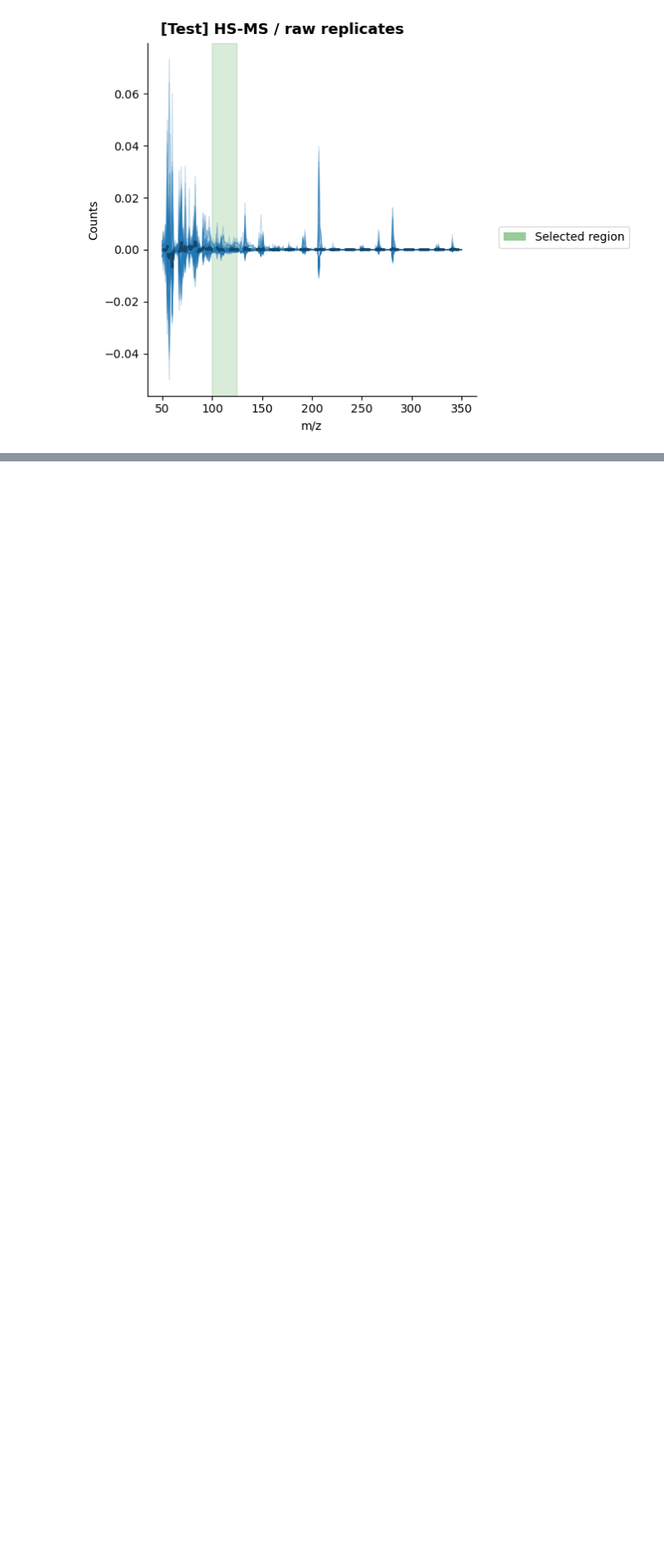
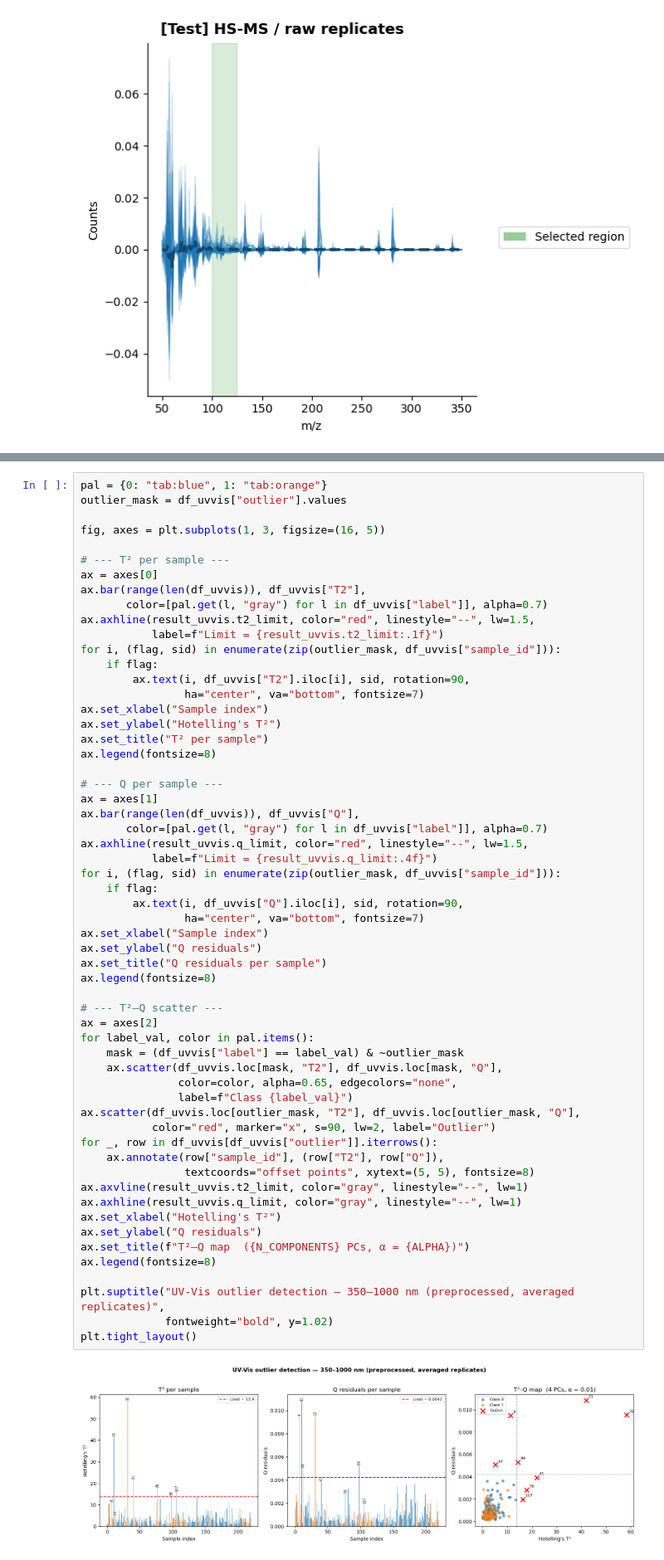
Before and after one commit to SamdGuizani/CAC-2026_Data-Challenge_Olive-Oil-Sensory-Defects-Detection-Using-Chemometrics, a Jupyter notebook: Notebooks/01_EDA.ipynb, the cells around one changed output, grey strips where cells are left out. Shown at 83% size. Drawn from its saved outputs; the diff is of its cells as text; blank space fills up the shorter version.

```diff
--- a/Notebooks/01_EDA.ipynb
+++ b/Notebooks/01_EDA.ipynb
@@ -293,0 +381,60 @@ plot_spectra(
+# %%
+pal = {0: "tab:blue", 1: "tab:orange"}
+outlier_mask = df_uvvis["outlier"].values
+
+fig, axes = plt.subplots(1, 3, figsize=(16, 5))
+
+# --- T² per sample ---
+ax = axes[0]
+ax.bar(range(len(df_uvvis)), df_uvvis["T2"],
+       color=[pal.get(l, "gray") for l in df_uvvis["label"]], alpha=0.7)
+ax.axhline(result_uvvis.t2_limit, color="red", linestyle="--", lw=1.5,
+           label=f"Limit = {result_uvvis.t2_limit:.1f}")
+for i, (flag, sid) in enumerate(zip(outlier_mask, df_uvvis["sample_id"])):
+    if flag:
+        ax.text(i, df_uvvis["T2"].iloc[i], sid, rotation=90,
+                ha="center", va="bottom", fontsize=7)
+ax.set_xlabel("Sample index")
+ax.set_ylabel("Hotelling's T²")
+ax.set_title("T² per sample")
+ax.legend(fontsize=8)
+
+# --- Q per sample ---
+ax = axes[1]
+ax.bar(range(len(df_uvvis)), df_uvvis["Q"],
+       color=[pal.get(l, "gray") for l in df_uvvis["label"]], alpha=0.7)
+ax.axhline(result_uvvis.q_limit, color="red", linestyle="--", lw=1.5,
+           label=f"Limit = {result_uvvis.q_limit:.4f}")
+for i, (flag, sid) in enumerate(zip(outlier_mask, df_uvvis["sample_id"])):
+    if flag:
+        ax.text(i, df_uvvis["Q"].iloc[i], sid, rotation=90,
+                ha="center", va="bottom", fontsize=7)
+ax.set_xlabel("Sample index")
+ax.set_ylabel("Q residuals")
+ax.set_title("Q residuals per sample")
+ax.legend(fontsize=8)
+
+# --- T²–Q scatter ---
+ax = axes[2]
+for label_val, color in pal.items():
+    mask = (df_uvvis["label"] == label_val) & ~outlier_mask
+    ax.scatter(df_uvvis.loc[mask, "T2"], df_uvvis.loc[mask, "Q"],
+               color=color, alpha=0.65, edgecolors="none",
+               label=f"Class {label_val}")
+ax.scatter(df_uvvis.loc[outlier_mask, "T2"], df_uvvis.loc[outlier_mask, "Q"],
+           color="red", marker="x", s=90, lw=2, label="Outlier")
+for _, row in df_uvvis[df_uvvis["outlier"]].iterrows():
+    ax.annotate(row["sample_id"], (row["T2"], row["Q"]),
+                textcoords="offset points", xytext=(5, 5), fontsize=8)
+ax.axvline(result_uvvis.t2_limit, color="gray", linestyle="--", lw=1)
+ax.axhline(result_uvvis.q_limit, color="gray", linestyle="--", lw=1)
+ax.set_xlabel("Hotelling's T²")
+ax.set_ylabel("Q residuals")
+ax.set_title(f"T²–Q map  ({N_COMPONENTS} PCs, α = {ALPHA})")
+ax.legend(fontsize=8)
+
+plt.suptitle("UV-Vis outlier detection — 350–1000 nm (preprocessed, averaged replicates)",
+             fontweight="bold", y=1.02)
+plt.tight_layout()
+# %% [output]
+[figure, added]
```
Also changed, not shown: parts of 18 cells of this notebook, 2 other files.
